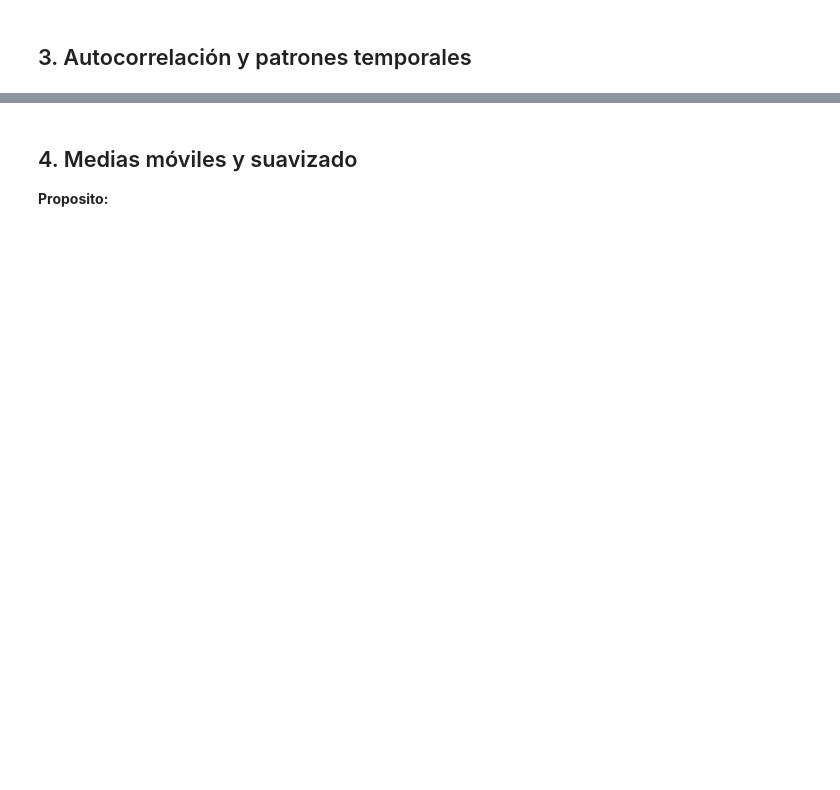
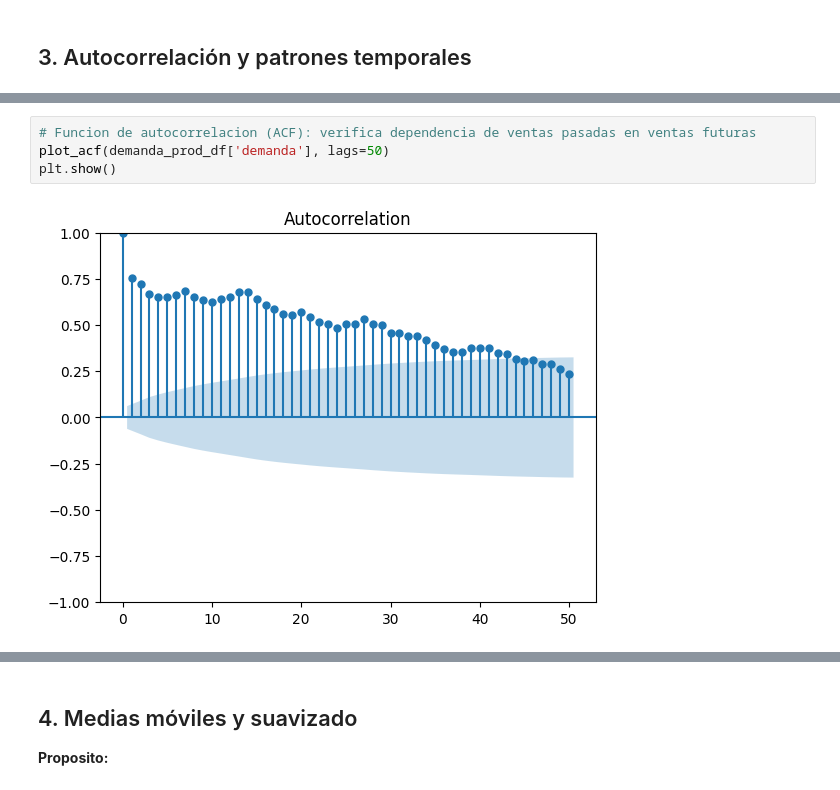
Before and after one commit to juanksRuiz/AI-DemandForecast, a Jupyter notebook: EDA.ipynb, the cells around one changed output, grey strips where cells are left out. Saved outputs shown, nothing was run; the diff lists cells and outputs as text; blank space fills up the shorter version.

```diff
--- a/EDA.ipynb
+++ b/EDA.ipynb
@@ -234,0 +259,6 @@ plt.show()
+# %%
+# Funcion de autocorrelacion (ACF): verifica dependencia de ventas pasadas en ventas futuras
+plot_acf(demanda_prod_df['demanda'], lags=50)
+plt.show()
+# %% [output]
+[figure, added]
```
Also changed, not shown: parts of 16 cells of this notebook, 1 other file.
